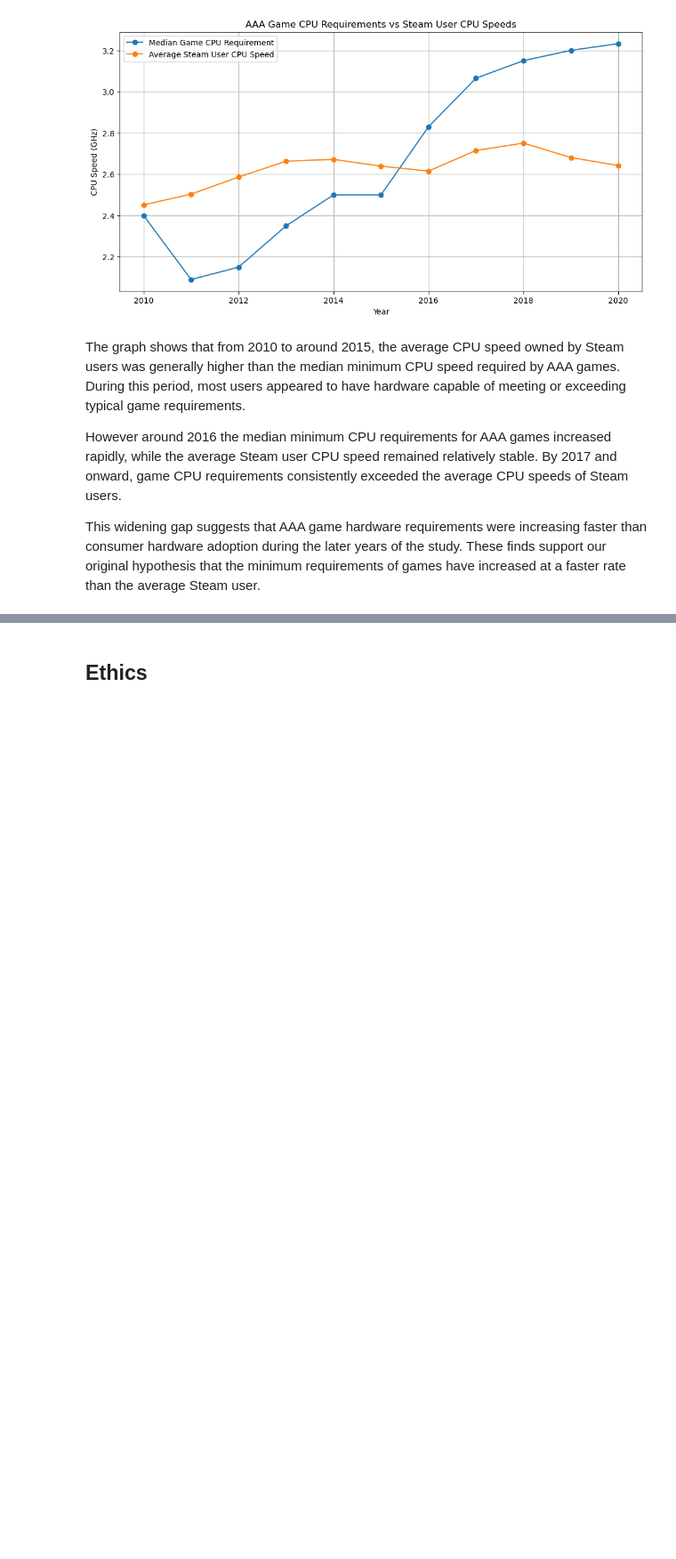
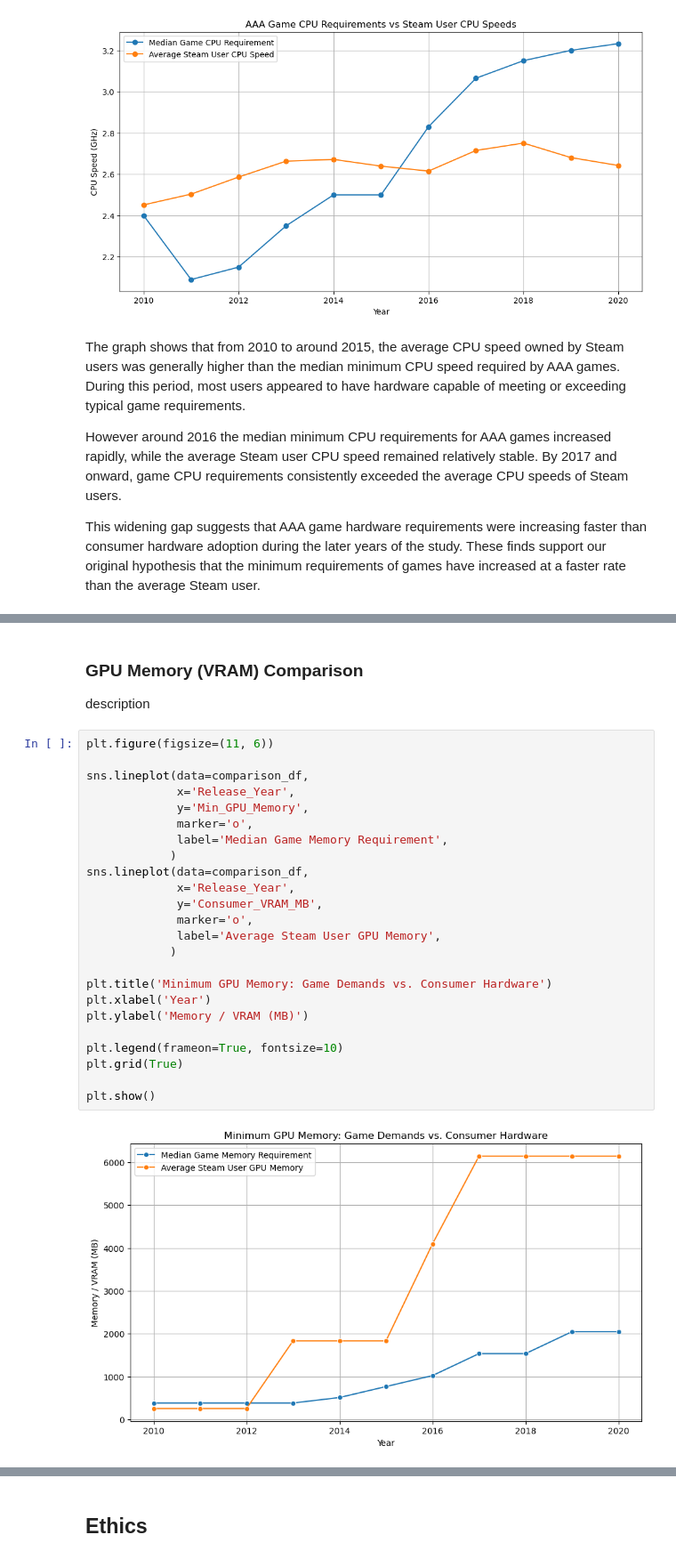
Before and after one commit to COGS108/Group-SP26-081, a Jupyter notebook: 02-EDACheckpoint.ipynb, the cells around one changed output, grey strips where cells are left out. Shown at 89% size. Cells and saved outputs as stored; diff of their text form; blank space fills up the shorter version.

```diff
--- a/02-EDACheckpoint.ipynb
+++ b/02-EDACheckpoint.ipynb
@@ -628,0 +680,30 @@ This widening gap suggests that AAA game hardware requirements were increasing f
+# %% [markdown]
+### GPU Memory (VRAM) Comparison
+
+description
+# %%
+plt.figure(figsize=(11, 6))
+
+sns.lineplot(data=comparison_df,
+             x='Release_Year',
+             y='Min_GPU_Memory',
+             marker='o',
+             label='Median Game Memory Requirement',
+            )
+sns.lineplot(data=comparison_df,
+             x='Release_Year',
+             y='Consumer_VRAM_MB',
+             marker='o',
+             label='Average Steam User GPU Memory',
+            )
+
+plt.title('Minimum GPU Memory: Game Demands vs. Consumer Hardware')
+plt.xlabel('Year')
+plt.ylabel('Memory / VRAM (MB)')
+
+plt.legend(frameon=True, fontsize=10)
+plt.grid(True)
+
+plt.show()
+# %% [output]
+[figure, added]
```
Also changed, not shown: parts of 7 cells of this notebook, 1 other file.
